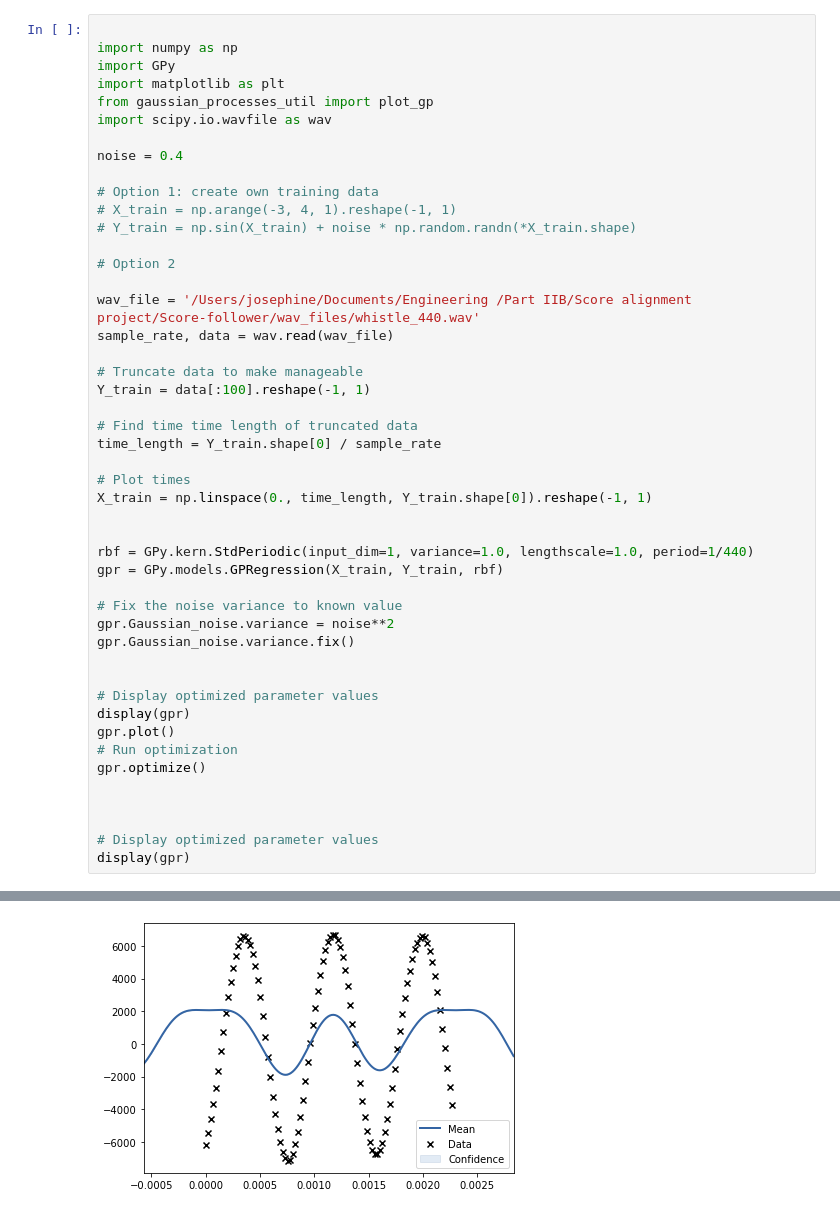
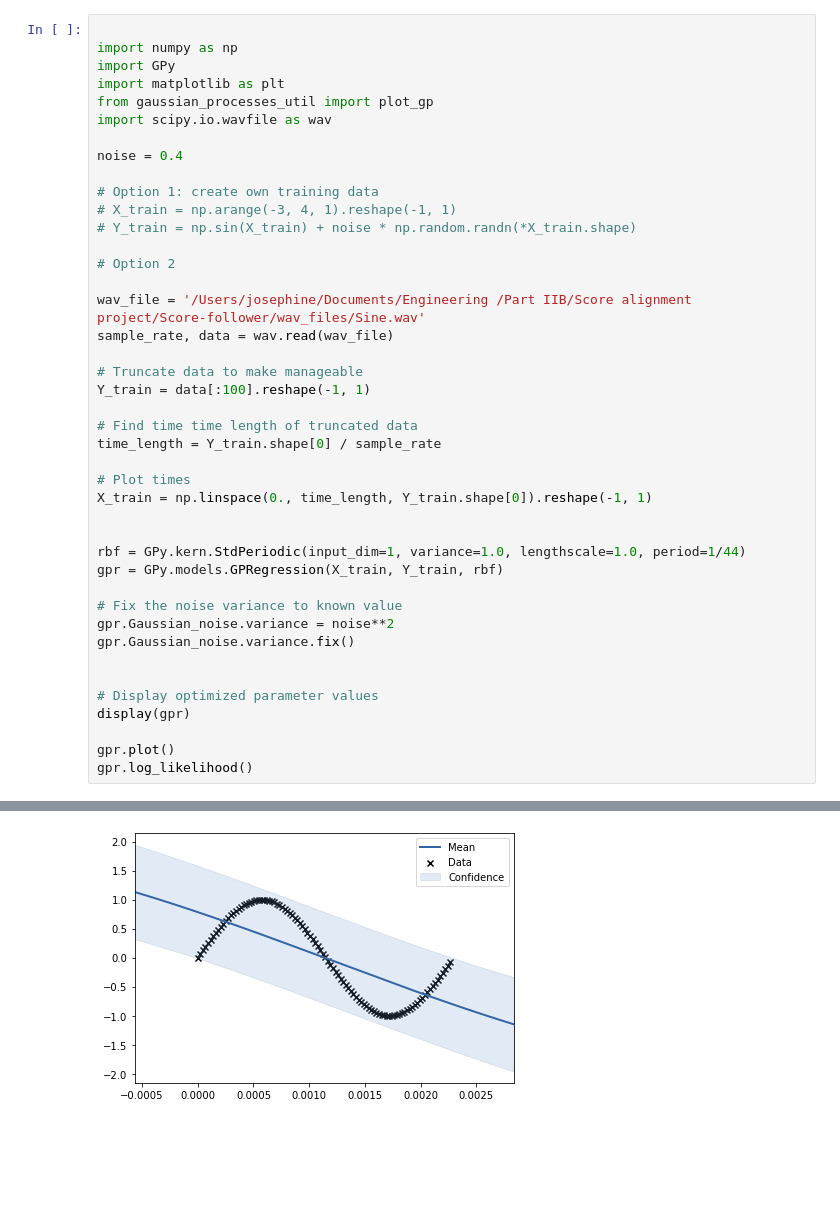
Before and after one commit to josephinecowley/Score-follower, a Jupyter notebook: GP_models/GPy_likelihood.ipynb, the cells around one changed output, grey strips where cells are left out. Drawn from its saved outputs; the diff is of its cells as text; blank space fills up the shorter version.

```diff
--- a/GP_models/GPy_likelihood.ipynb
+++ b/GP_models/GPy_likelihood.ipynb
@@ -14,7 +14,7 @@ noise = 0.4
 
 # Option 2
 
-wav_file = '/Users/josephine/Documents/Engineering /Part IIB/Score alignment project/Score-follower/wav_files/whistle_440.wav'
+wav_file = '/Users/josephine/Documents/Engineering /Part IIB/Score alignment project/Score-follower/wav_files/Sine.wav'
 sample_rate, data = wav.read(wav_file)
 
 # Truncate data to make manageable
@@ -27,7 +27,7 @@ time_length = Y_train.shape[0] / sample_rate
 X_train = np.linspace(0., time_length, Y_train.shape[0]).reshape(-1, 1)
 
 
-rbf = GPy.kern.StdPeriodic(input_dim=1, variance=1.0, lengthscale=1.0, period=1/440)
+rbf = GPy.kern.StdPeriodic(input_dim=1, variance=1.0, lengthscale=1.0, period=1/44)
 gpr = GPy.models.GPRegression(X_train, Y_train, rbf)
 
 # Fix the noise variance to known value
@@ -37,13 +37,8 @@ gpr.Gaussian_noise.variance.fix()
 
 # Display optimized parameter values
 display(gpr)
+
 gpr.plot()
-# Run optimization
-gpr.optimize()
-
-
-
-# Display optimized parameter values
-display(gpr)
+gpr.log_likelihood()
 # %% [output]
 Model: GP regression
@@ -69 +55 @@ Updates: True
-[figure, old version]
+[figure, new version]
```
Also changed, not shown: parts of 3 cells of this notebook, 2 other files.
